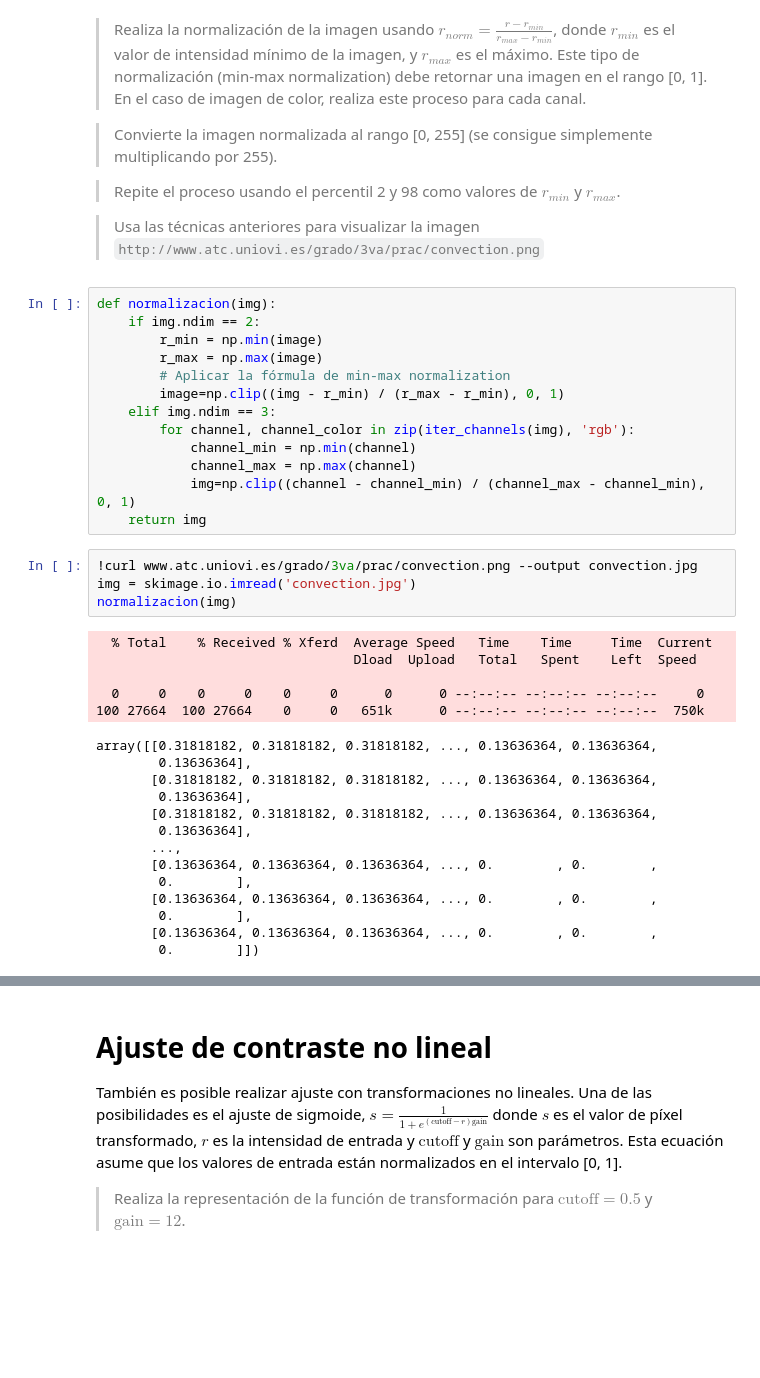
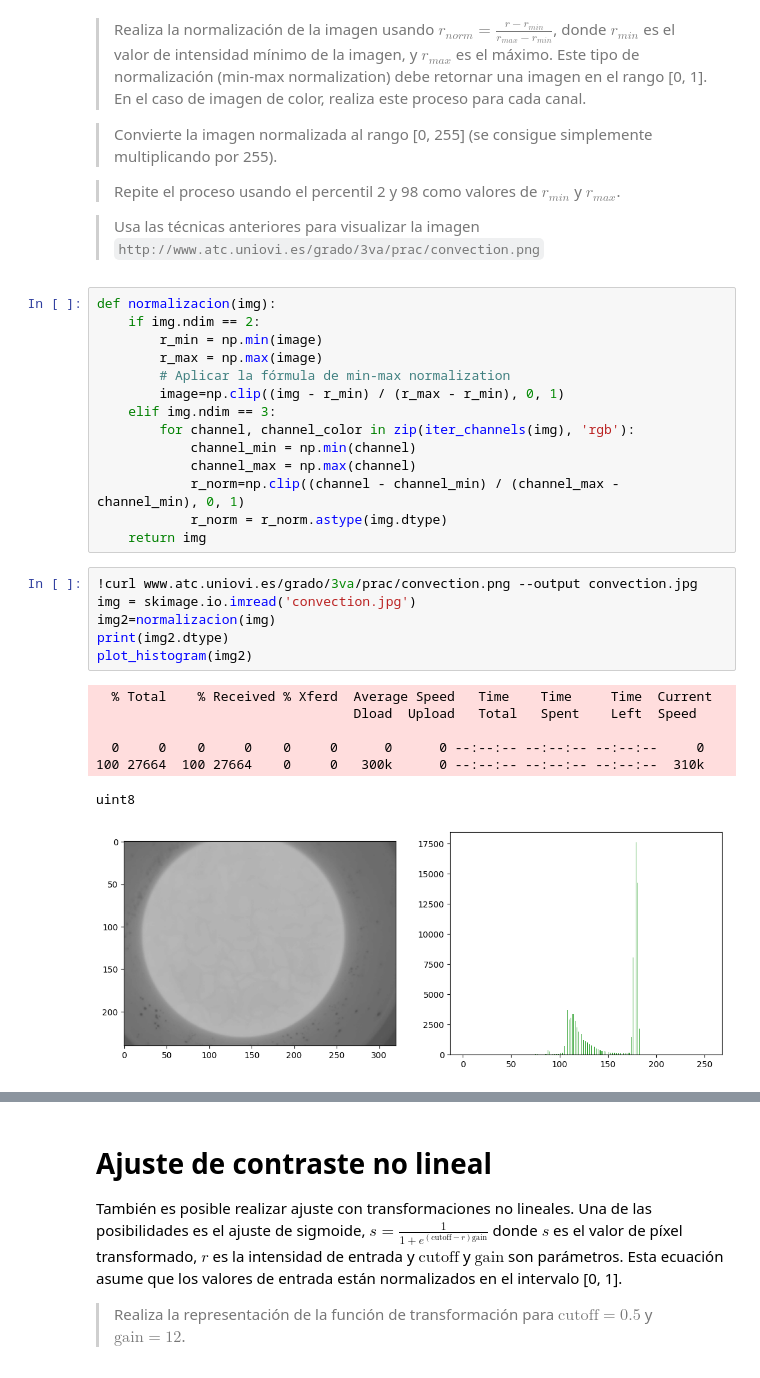
Before and after one commit to revekkadiana/Visi-n_Artificial, a Jupyter notebook: Prac03-Brillo.ipynb, the cells around one changed output, grey strips where cells are left out. Drawn from its saved outputs; the diff is of its cells as text; blank space fills up the shorter version.

```diff
--- a/Prac03-Brillo.ipynb
+++ b/Prac03-Brillo.ipynb
@@ -132,30 +132,22 @@ def normalizacion(img):
         for channel, channel_color in zip(iter_channels(img), 'rgb'):
             channel_min = np.min(channel)
             channel_max = np.max(channel)
-            img=np.clip((channel - channel_min) / (channel_max - channel_min), 0, 1)
+            r_norm=np.clip((channel - channel_min) / (channel_max - channel_min), 0, 1)
+            r_norm = r_norm.astype(img.dtype)
     return img
 # %%
 !curl www.atc.uniovi.es/grado/3va/prac/convection.png --output convection.jpg
 img = skimage.io.imread('convection.jpg')
-normalizacion(img)
+img2=normalizacion(img)
+print(img2.dtype)
+plot_histogram(img2)
 # %% [output]
   % Total    % Received % Xferd  Average Speed   Time    Time     Time  Current
                                  Dload  Upload   Total   Spent    Left  Speed
 
   0     0    0     0    0     0      0      0 --:--:-- --:--:-- --:--:--     0
-100 27664  100 27664    0     0   651k      0 --:--:-- --:--:-- --:--:--  750k
+100 27664  100 27664    0     0   300k      0 --:--:-- --:--:-- --:--:--  310k
-array([[0.31818182, 0.31818182, 0.31818182, ..., 0.13636364, 0.13636364,
-        0.13636364],
-       [0.31818182, 0.31818182, 0.31818182, ..., 0.13636364, 0.13636364,
-        0.13636364],
-       [0.31818182, 0.31818182, 0.31818182, ..., 0.13636364, 0.13636364,
-        0.13636364],
-       ...,
-       [0.13636364, 0.13636364, 0.13636364, ..., 0.        , 0.        ,
-        0.        ],
-       [0.13636364, 0.13636364, 0.13636364, ..., 0.        , 0.        ,
-        0.        ],
-       [0.13636364, 0.13636364, 0.13636364, ..., 0.        , 0.        ,
-        0.        ]])
+uint8
+[figure, added]
 # %%
 norm=normalizacion(img)
```
Also changed, not shown: parts of 4 cells of this notebook, 1 other file.
